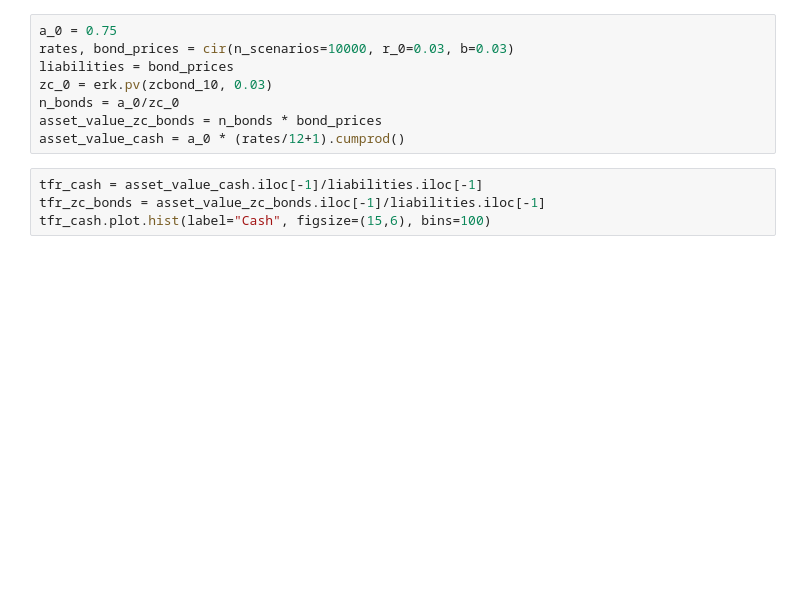
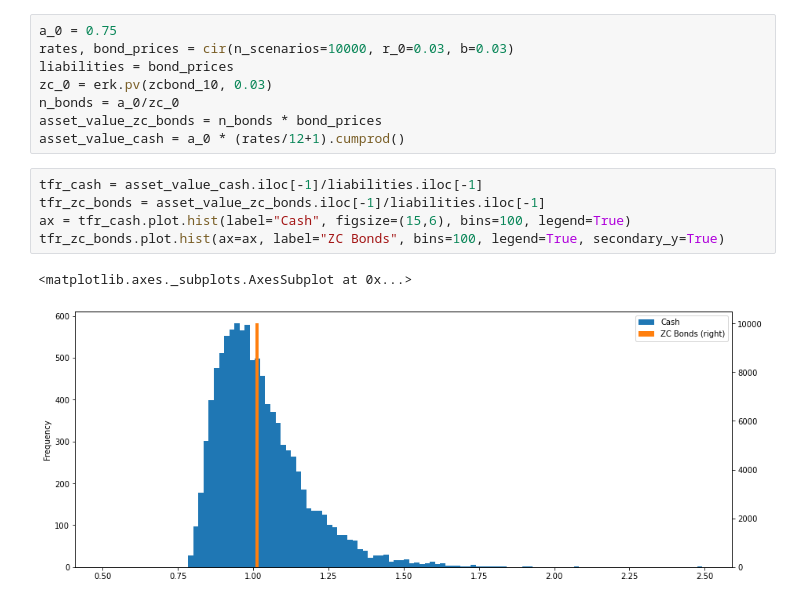
Before and after one commit to ftt-project/ftt, a Jupyter notebook: jupiter_notebooks/week4/2_cir-model.ipynb, the cells around one changed output. Saved outputs shown, nothing was run; the diff lists cells and outputs as text; blank space fills up the shorter version.

```diff
--- a/jupiter_notebooks/week4/2_cir-model.ipynb
+++ b/jupiter_notebooks/week4/2_cir-model.ipynb
@@ -172,4 +172,8 @@ asset_value_cash = a_0 * (rates/12+1).cumprod()
 # %%
 tfr_cash = asset_value_cash.iloc[-1]/liabilities.iloc[-1]
 tfr_zc_bonds = asset_value_zc_bonds.iloc[-1]/liabilities.iloc[-1]
-tfr_cash.plot.hist(label="Cash", figsize=(15,6), bins=100)
+ax = tfr_cash.plot.hist(label="Cash", figsize=(15,6), bins=100, legend=True)
+tfr_zc_bonds.plot.hist(ax=ax, label="ZC Bonds", bins=100, legend=True, secondary_y=True)
+# %% [output]
+<matplotlib.axes._subplots.AxesSubplot at 0x...>
+[figure, added]
```
Also changed, not shown: 2 other files.
